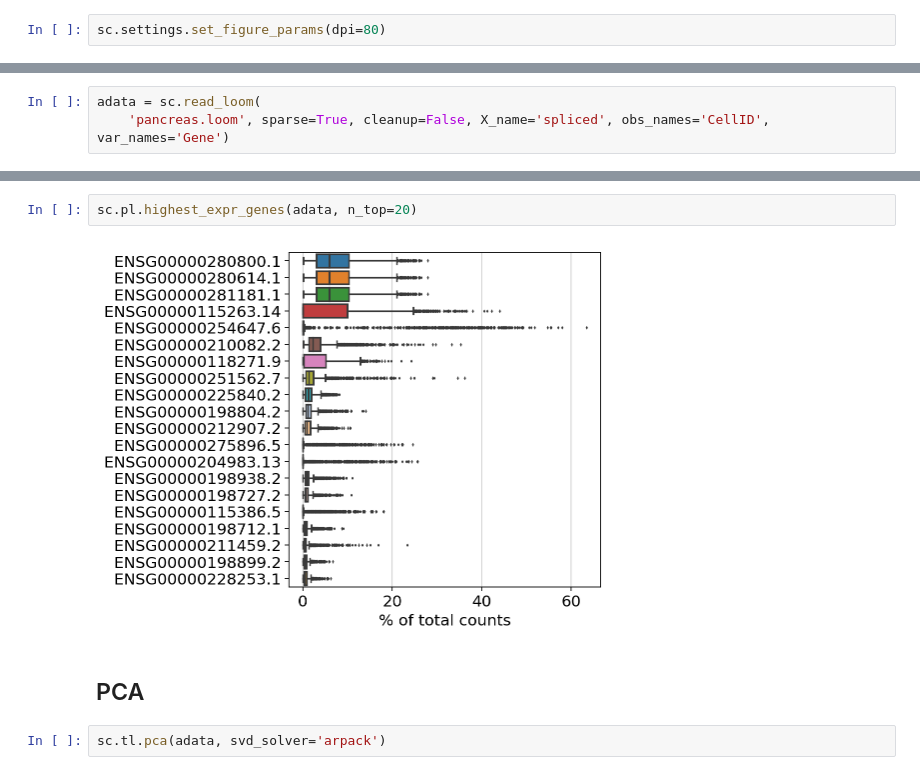
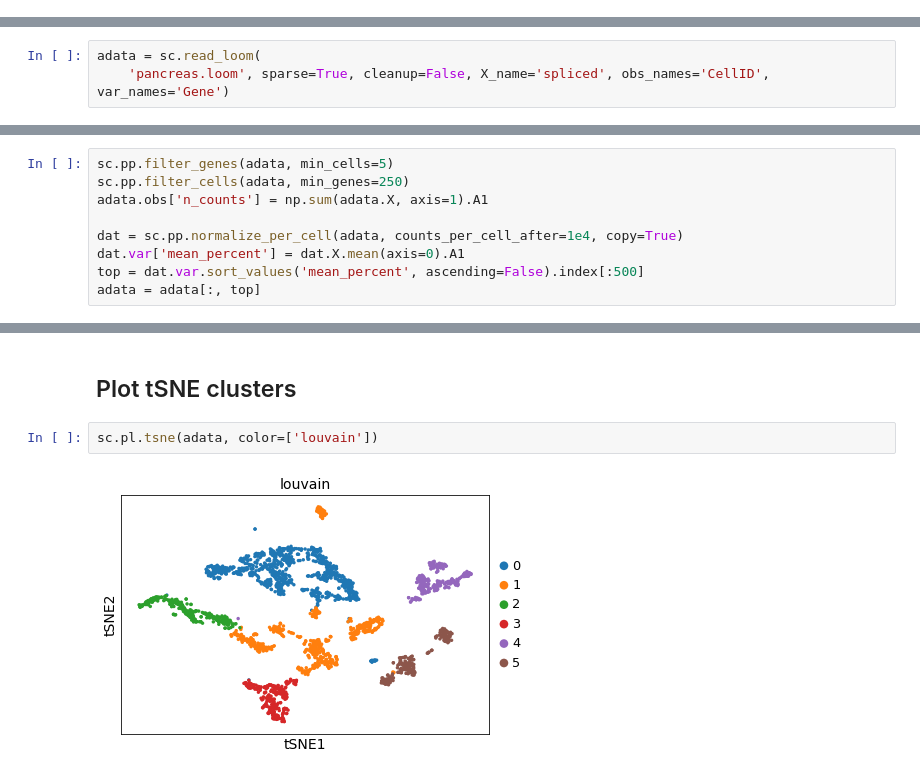
Before and after one commit to GenevieveHaliburton/scratch, a Jupyter notebook: hca_demo_scanpy.ipynb, the cells around one changed output, grey strips where cells are left out. Saved outputs shown, nothing was run; the diff lists cells and outputs as text.

```diff
--- a/hca_demo_scanpy.ipynb
+++ b/hca_demo_scanpy.ipynb
@@ -10,5 +13,3 @@ sc.logging.print_versions()
 results_file = './write/pancreas.h5ad'
 # %% [output]
 scanpy==1.3.1 anndata==0.6.10 numpy==1.15.1 scipy==1.1.0 pandas==0.23.4 scikit-learn==0.19.2 statsmodels==0.9.0 python-igraph==0.7.1 louvain==0.6.1
-# %%
-sc.settings.set_figure_params(dpi=80)
@@ -23,0 +28,9 @@ obs = adata.obs_names
+# %%
+sc.pp.filter_genes(adata, min_cells=5)
+sc.pp.filter_cells(adata, min_genes=250)
+adata.obs['n_counts'] = np.sum(adata.X, axis=1).A1
+
+dat = sc.pp.normalize_per_cell(adata, counts_per_cell_after=1e4, copy=True)
+dat.var['mean_percent'] = dat.X.mean(axis=0).A1
+top = dat.var.sort_values('mean_percent', ascending=False).index[:500]
+adata = adata[:, top]
@@ -24,8 +72,6 @@ obs = adata.obs_names
+# %% [markdown]
+## Plot tSNE clusters
 # %%
-sc.pl.highest_expr_genes(adata, n_top=20)
+sc.pl.tsne(adata, color=['louvain'])
 # %% [output]
-[figure, old version]
+[figure, new version]
-# %% [markdown]
-## PCA
-# %%
-sc.tl.pca(adata, svd_solver='arpack')
```
Also changed, not shown: parts of 25 cells of this notebook.
